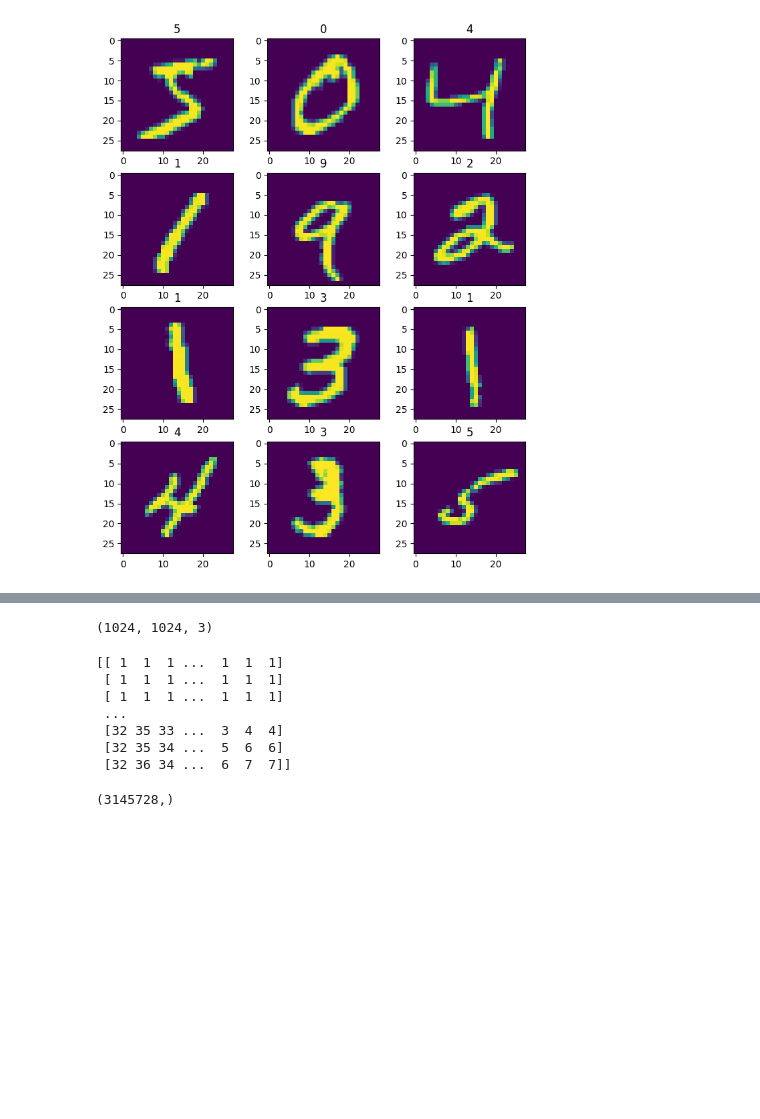
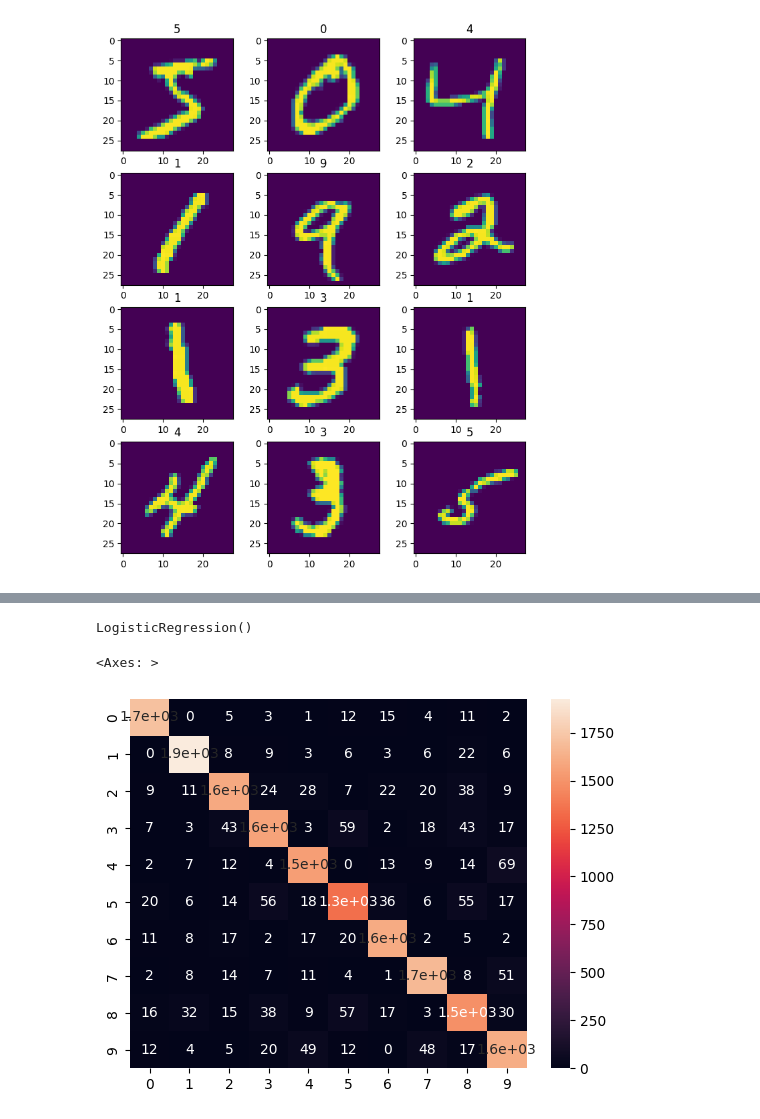
Before and after one commit to MohamadElnomrossie/Alex8, a Jupyter notebook: MachineLearning/logistic_regression/logistic_regression.ipynb, the cells around one changed output, grey strips where cells are left out. Saved outputs shown, nothing was run; the diff lists cells and outputs as text; code cells hidden in the pictures; blank space fills up the shorter version.

```diff
--- a/MachineLearning/logistic_regression/logistic_regression.ipynb
+++ b/MachineLearning/logistic_regression/logistic_regression.ipynb
@@ -90,18 +88,13 @@ image=plt.imread('i.jpg')
-# %%
-image.shape
-# %% [output]
-(1024, 1024, 3)
-# %%
-print(image[:,:,1])
-# %% [output]
-[[ 1  1  1 ...  1  1  1]
- [ 1  1  1 ...  1  1  1]
- [ 1  1  1 ...  1  1  1]
- ...
- [32 35 33 ...  3  4  4]
- [32 35 34 ...  5  6  6]
- [32 36 34 ...  6  7  7]]
-# %%
-image.flatten().shape
-# %% [output]
-(3145728,)
+# %%
+X_train,X_test,y_train,y_test=train_test_split(X,y)
+lr=LogisticRegression()
+lr.fit(X_train,y_train)
+# %% [output]
+LogisticRegression()
+# %%
+pred=lr.predict(X_test)
+# %%
+sb.heatmap(confusion_matrix(y_test,pred),annot=True)
+# %% [output]
+<Axes: >
+[figure, added]
```
Also changed, not shown: parts of 3 cells of this notebook, 2 other files.
